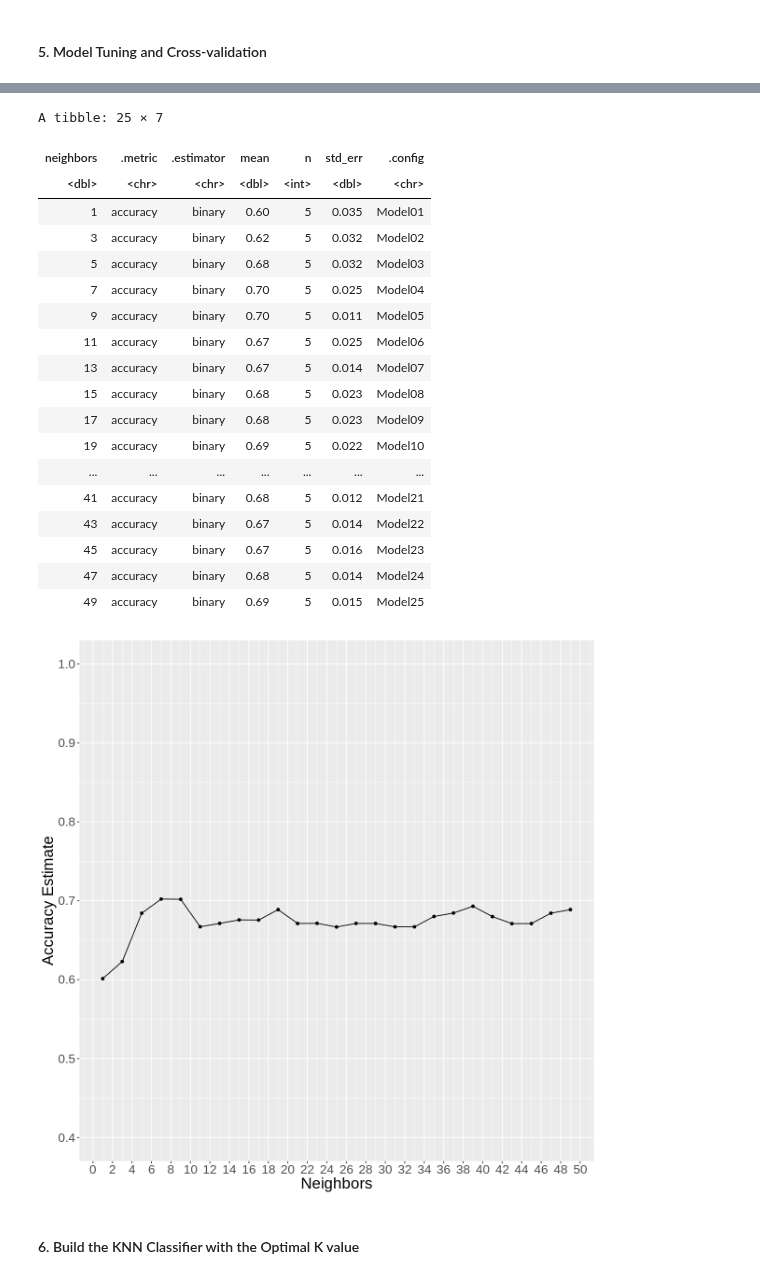
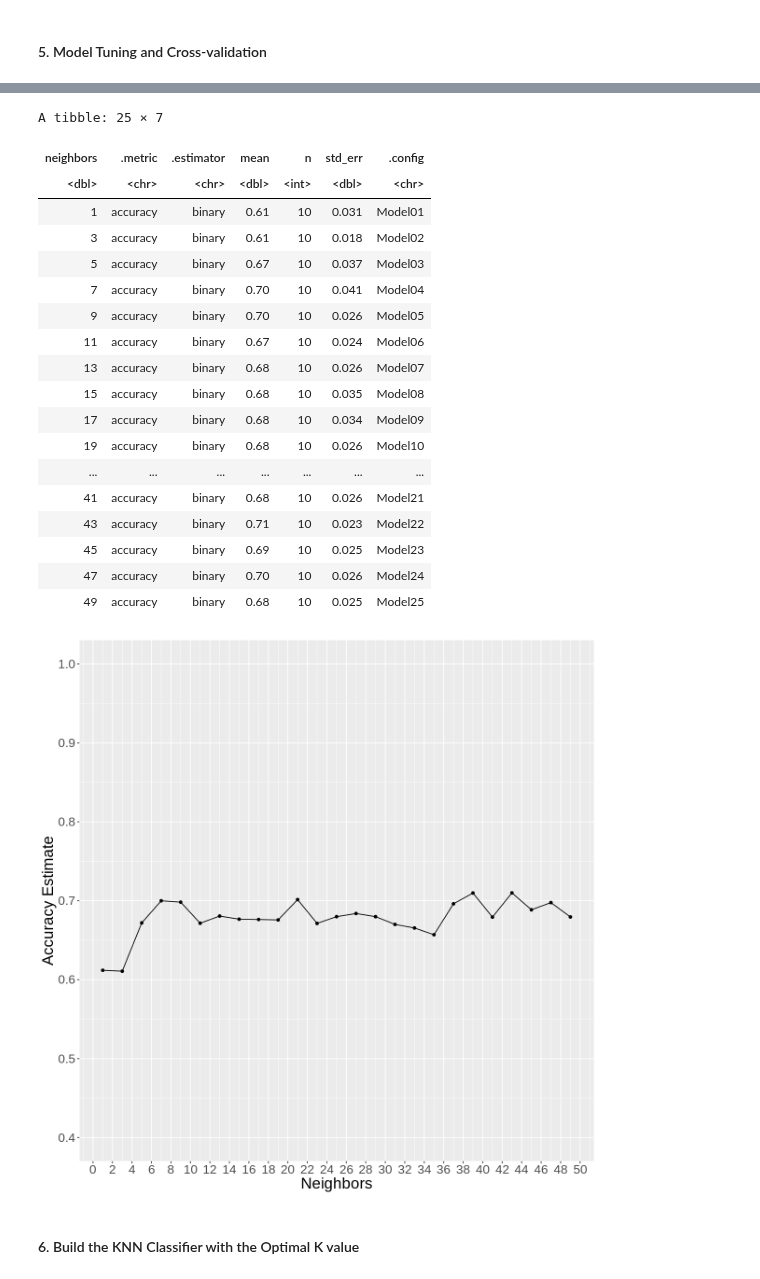
Before and after one commit to acholj/Updated-DSCI-Group-Project, a Jupyter notebook: Heart_Disease_Report.ipynb, the cells around one changed output, grey strips where cells are left out. Saved outputs shown, nothing was run; the diff lists cells and outputs as text; code cells hidden in the pictures.

```diff
--- a/Heart_Disease_Report.ipynb
+++ b/Heart_Disease_Report.ipynb
@@ -272,7 +247,7 @@ heart_tune
 
 
 # Split the training data for cross-validation
-heart_vfold <- vfold_cv(heart_train, v = 5, strata = diagnosis)
+heart_vfold <- vfold_cv(heart_train, v = 10, strata = diagnosis)
 
 
 # Create a dataframe with a neighbors variable that contains the sequence of values of K to try
@@ -307,49 +282,49 @@ accuracy_vs_k
 
 
 # Pulling the optimal value of K
 best_k <- accuracies %>%
             filter(mean==max(mean))%>%
             pull(neighbors)
 # %% [output]
 Data Recipe
 
 Inputs:
 
       role #variables
    outcome          1
  predictor          5
 
 Operations:
 
 Scaling for all_predictors()
 Centering for all_predictors()
 K-Nearest Neighbor Model Specification (classification)
 
 Main Arguments:
   neighbors = tune()
   weight_func = rectangular
 
 Computational engine: kknn
 A tibble: 25 × 7
 | neighbors | .metric | .estimator | mean | n | std_err | .config |
 | <dbl> | <chr> | <chr> | <dbl> | <int> | <dbl> | <chr> |
-| 1 | accuracy | binary | 0.60 | 5 | 0.035 | Model01 |
-| 3 | accuracy | binary | 0.62 | 5 | 0.032 | Model02 |
-| 5 | accuracy | binary | 0.68 | 5 | 0.032 | Model03 |
-| 7 | accuracy | binary | 0.70 | 5 | 0.025 | Model04 |
-| 9 | accuracy | binary | 0.70 | 5 | 0.011 | Model05 |
-| 11 | accuracy | binary | 0.67 | 5 | 0.025 | Model06 |
-| 13 | accuracy | binary | 0.67 | 5 | 0.014 | Model07 |
-| 15 | accuracy | binary | 0.68 | 5 | 0.023 | Model08 |
-| 17 | accuracy | binary | 0.68 | 5 | 0.023 | Model09 |
-| 19 | accuracy | binary | 0.69 | 5 | 0.022 | Model10 |
+| 1 | accuracy | binary | 0.61 | 10 | 0.031 | Model01 |
+| 3 | accuracy | binary | 0.61 | 10 | 0.018 | Model02 |
+| 5 | accuracy | binary | 0.67 | 10 | 0.037 | Model03 |
+| 7 | accuracy | binary | 0.70 | 10 | 0.041 | Model04 |
+| 9 | accuracy | binary | 0.70 | 10 | 0.026 | Model05 |
+| 11 | accuracy | binary | 0.67 | 10 | 0.024 | Model06 |
+| 13 | accuracy | binary | 0.68 | 10 | 0.026 | Model07 |
+| 15 | accuracy | binary | 0.68 | 10 | 0.035 | Model08 |
+| 17 | accuracy | binary | 0.68 | 10 | 0.034 | Model09 |
+| 19 | accuracy | binary | 0.68 | 10 | 0.026 | Model10 |
 | ... | ... | ... | ... | ... | ... | ... |
-| 41 | accuracy | binary | 0.68 | 5 | 0.012 | Model21 |
-| 43 | accuracy | binary | 0.67 | 5 | 0.014 | Model22 |
-| 45 | accuracy | binary | 0.67 | 5 | 0.016 | Model23 |
-| 47 | accuracy | binary | 0.68 | 5 | 0.014 | Model24 |
-| 49 | accuracy | binary | 0.69 | 5 | 0.015 | Model25 |
+| 41 | accuracy | binary | 0.68 | 10 | 0.026 | Model21 |
+| 43 | accuracy | binary | 0.71 | 10 | 0.023 | Model22 |
+| 45 | accuracy | binary | 0.69 | 10 | 0.025 | Model23 |
+| 47 | accuracy | binary | 0.70 | 10 | 0.026 | Model24 |
+| 49 | accuracy | binary | 0.68 | 10 | 0.025 | Model25 |
-[figure, old version]
+[figure, new version]
 # %% [markdown]
 #### 6. Build the KNN Classifier with the Optimal K value
 # %%
```
Also changed, not shown: parts of 6 cells of this notebook.
